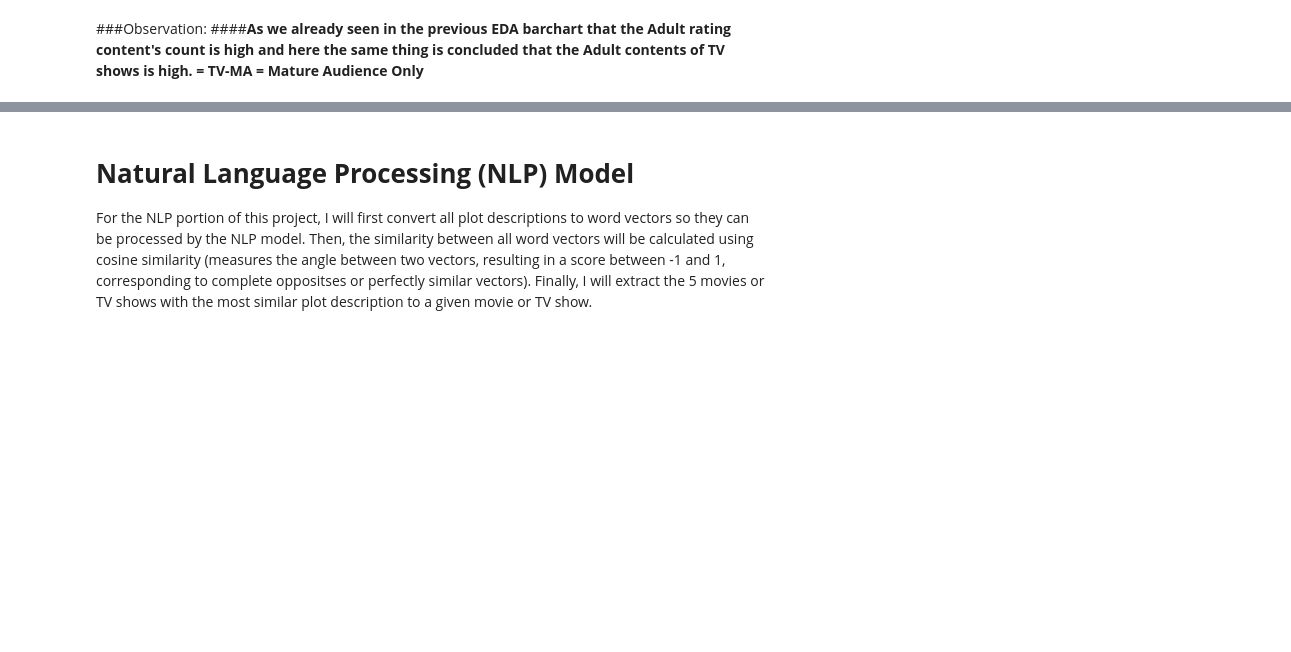
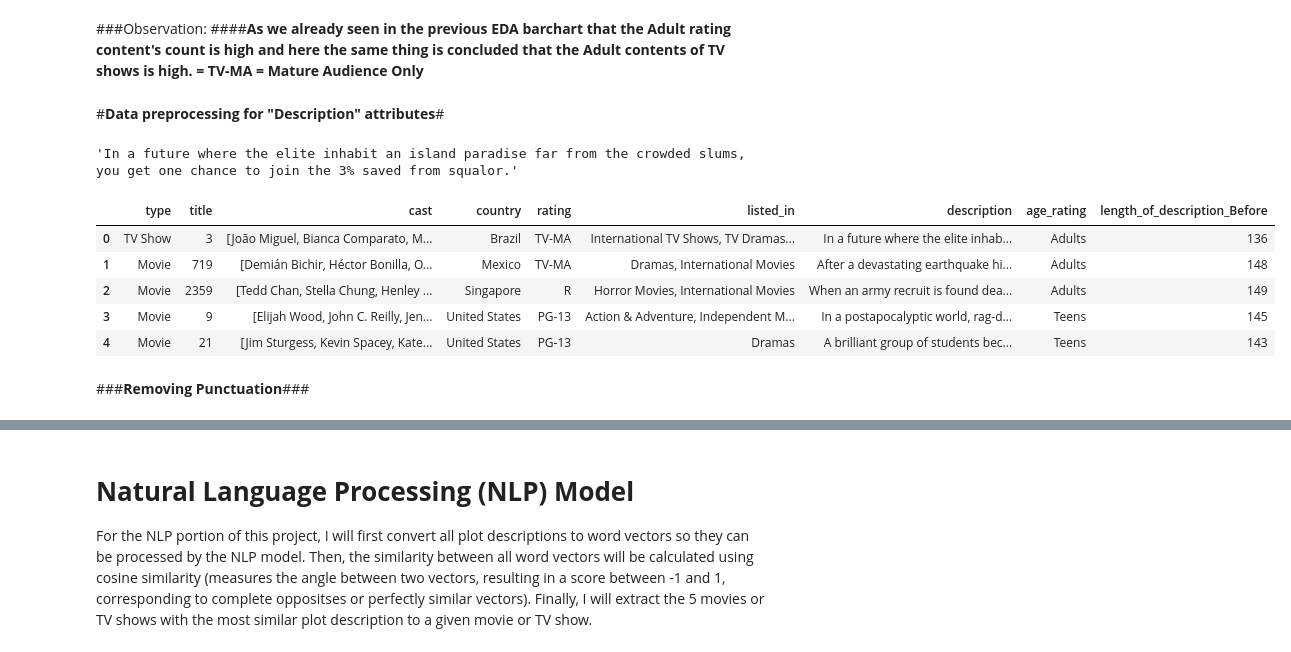
Before and after one commit to sksamima5/Netflix-movies-and-TV-shows-clustering, a Jupyter notebook: NETFLIX_MOVIES_AND_TV_SHOWS_CLUSTERING.ipynb, the cells around one changed output, grey strips where cells are left out. Drawn from its saved outputs; the diff is of its cells as text; code cells hidden in the pictures; blank space fills up the shorter version.

```diff
--- a/NETFLIX_MOVIES_AND_TV_SHOWS_CLUSTERING.ipynb
+++ b/NETFLIX_MOVIES_AND_TV_SHOWS_CLUSTERING.ipynb
@@ -524,3 +524,28 @@ plt.show()
 # %% [markdown]
 ###Observation:
 ####**As we already seen in the previous EDA barchart that the Adult rating content's count is high and here the same thing is concluded that the Adult contents of TV shows is high. = TV-MA = Mature Audience Only**
+# %% [markdown]
+#**Data preprocessing for "Description" attributes**#
+# %%
+#checking the first row values for the description attribute
+netflix['description'][0]
+# %% [output]
+'In a future where the elite inhabit an island paradise far from the crowded slums, you get one chance to join the 3% saved from squalor.'
+# %%
+#creating a function which gives the length of the description attribute's values
+def length(text):
+  '''a function which returns the length of text'''
+  return len(text)
+# %%
+#creating a new column which gives the length of the description attribute's values
+netflix['length_of_description_Before'] = netflix['description'].apply(length)
+netflix.head()
+# %% [output]
+|  | type | title | cast | country | rating | listed_in | description | age_rating | length_of_description_Before |
+| 0 | TV Show | 3 | [João Miguel, Bianca Comparato, M... | Brazil | TV-MA | International TV Shows, TV Dramas... | In a future where the elite inhab... | Adults | 136 |
+| 1 | Movie | 719 | [Demián Bichir, Héctor Bonilla, O... | Mexico | TV-MA | Dramas, International Movies | After a devastating earthquake hi... | Adults | 148 |
+| 2 | Movie | 2359 | [Tedd Chan, Stella Chung, Henley ... | Singapore | R | Horror Movies, International Movies | When an army recruit is found dea... | Adults | 149 |
+| 3 | Movie | 9 | [Elijah Wood, John C. Reilly, Jen... | United States | PG-13 | Action & Adventure, Independent M... | In a postapocalyptic world, rag-d... | Teens | 145 |
+| 4 | Movie | 21 | [Jim Sturgess, Kevin Spacey, Kate... | United States | PG-13 | Dramas | A brilliant group of students bec... | Teens | 143 |
+# %% [markdown]
+###**Removing Punctuation**###
```
Also changed, not shown: parts of 11 cells of this notebook.
